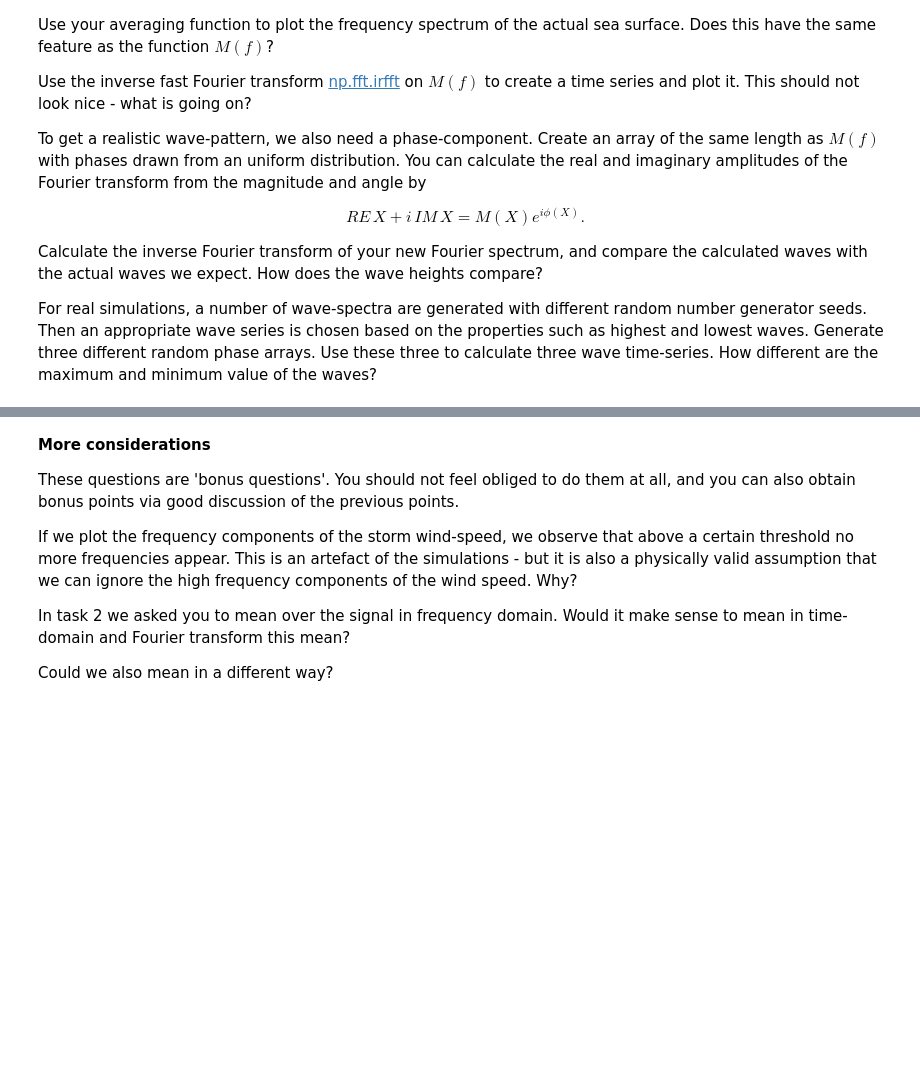
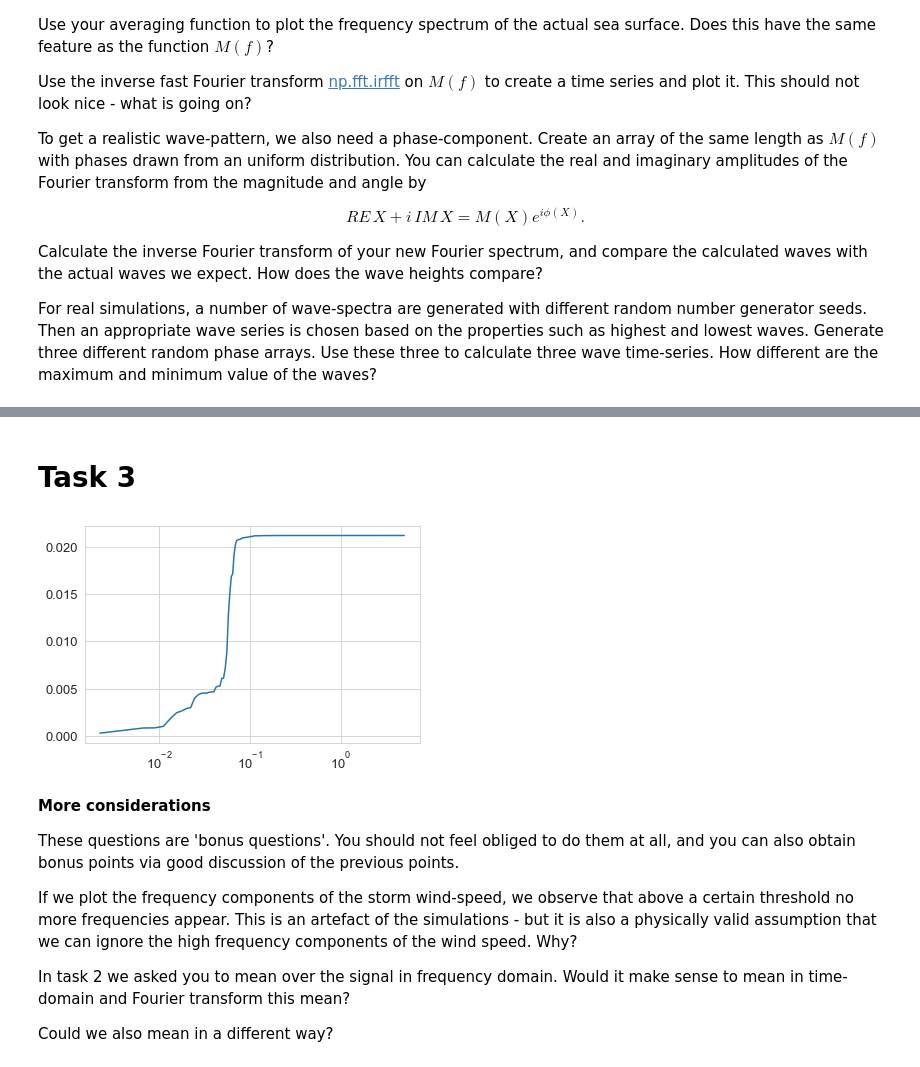
Before and after one commit to tesla1900/programming_course, a Jupyter notebook: project/Project_3_physics718_wind_2_students.ipynb, the cells around one changed output, grey strips where cells are left out. Drawn from its saved outputs; the diff is of its cells as text; code cells hidden in the pictures; blank space fills up the shorter version.

Commit message:
Task 1, 2 and sort of 3

```diff
--- a/project/Project_3_physics718_wind_2_students.ipynb
+++ b/project/Project_3_physics718_wind_2_students.ipynb
@@ -337,3 +381,15 @@ plt.show()
+# %% [markdown]
+# Task 3
+# %%
+energy = np.abs(mean3)[1:] ** 2
+cum_energy = np.cumsum(energy)
+norm_cum = np.linalg.norm(cum_energy)
+norm_cum1 = cum_energy / norm_cum
+
+plt.plot(frequency3[1:], norm_cum1)
+plt.xscale('log')
+# %% [output]
+[figure, added]
 # %% [markdown]
 **More considerations**
 
```
Also changed, not shown: parts of 3 cells of this notebook.
